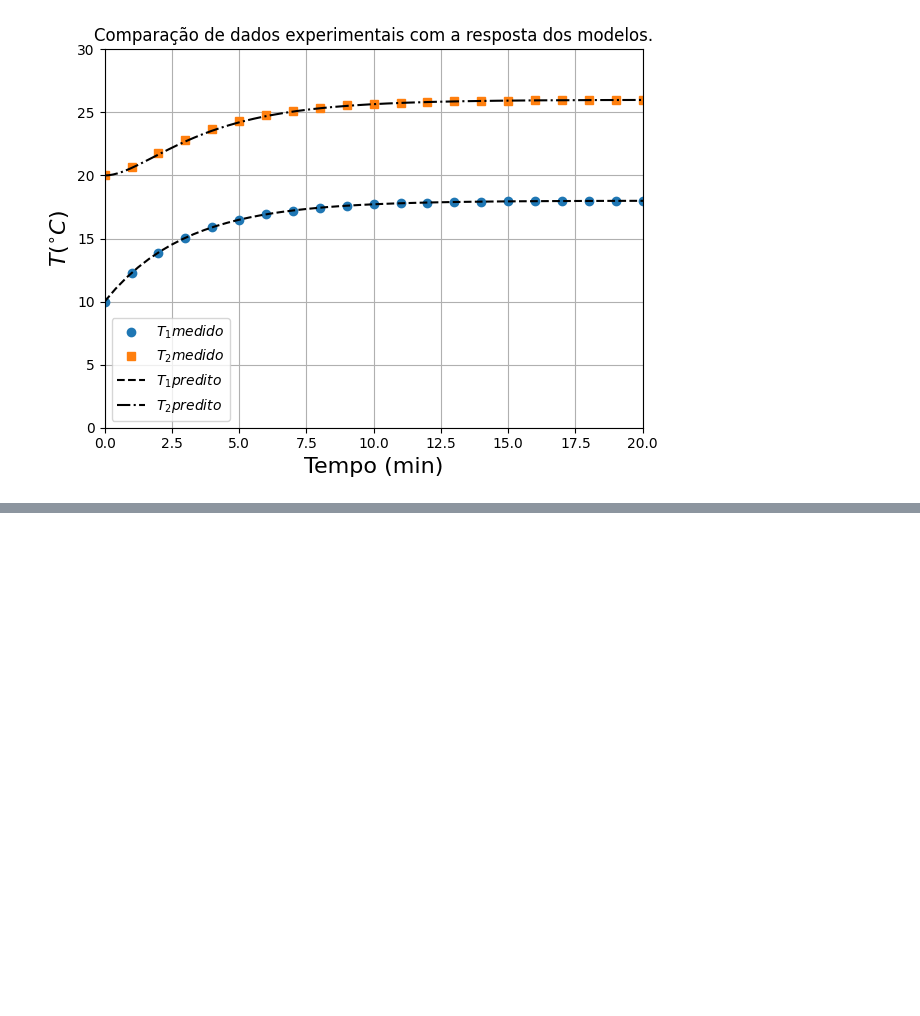
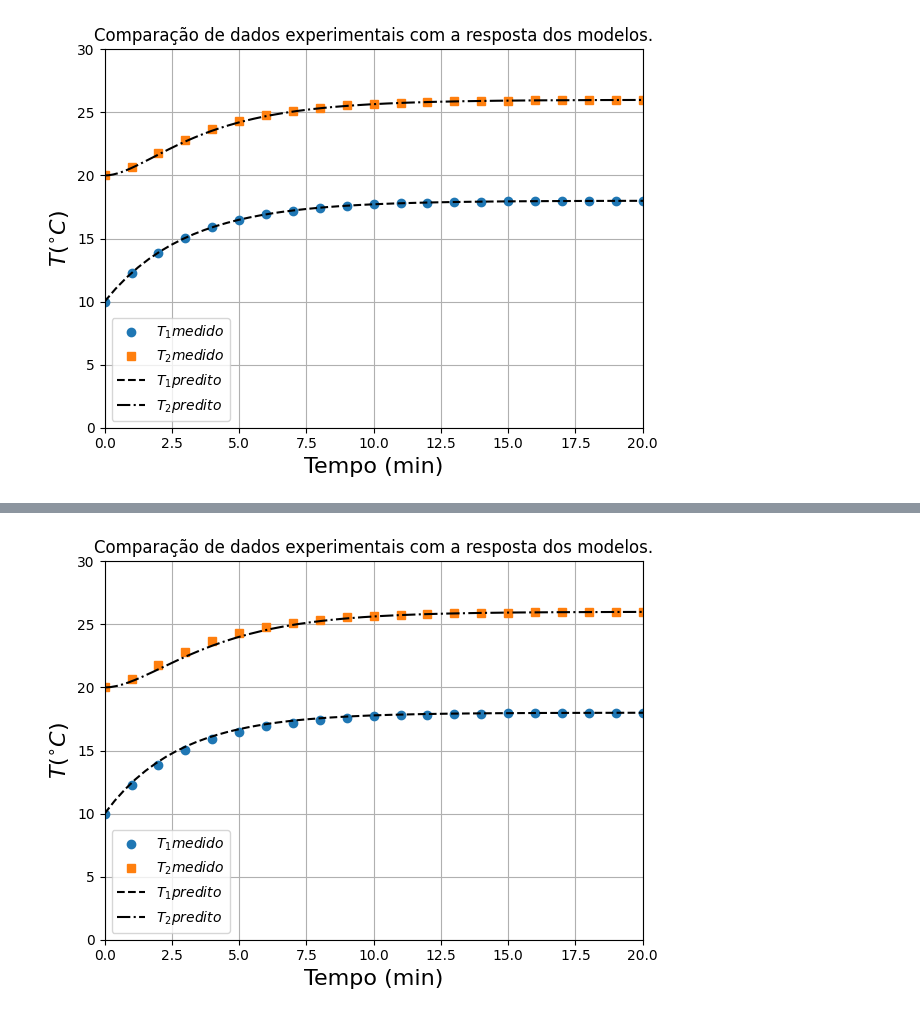
Before and after one commit to juliosdutra/Controle_de_Processos_UFES, a Jupyter notebook: Miscellaneous/lista2_questão8.ipynb, the cells around one changed output, grey strips where cells are left out. Cells and saved outputs as stored; diff of their text form; code cells hidden in the pictures; blank space fills up the shorter version.

```diff
--- a/Miscellaneous/lista2_questão8.ipynb
+++ b/Miscellaneous/lista2_questão8.ipynb
@@ -135,0 +152,7 @@ plt.show()
+# %%
+Dy2 = T2[-1]-T2[0]
+print(f'20% DeltaT2 = ', T2[0] + 0.2*Dy2 )
+print(r'60% DeltaT2 = ', T2[0] + 0.6*Dy2 )
+
+t20, t60 = 1.6, 4.0
+print('t20/t60 = ', t20/t60)
@@ -135,0 +165,7 @@ plt.show()
+# %%
+xi = 1.15
+tau = t60/2.1
+tau1 = tau*xi+np.sqrt(xi**2-1)
+tau2 = tau*xi-np.sqrt(xi**2-1)
+print(f'xi = {xi}, tau = {tau: 1.2f}')
+print(f'tau1 = {tau1: 1.2f}, tau2 = {tau2: 1.2f}')
@@ -135,0 +175,6 @@ plt.show()
+# %%
+s = ct.tf('s')
+G2 = K1*K2/((tau1*s+1)*(tau2*s+1))
+G1 = K1/(tau1*s+1)
+print(G1)
+print(G2)
@@ -135,0 +199,26 @@ plt.show()
+# %%
+# simulaçao final (variáveis desvio e degrau unitário em q(t))
+ts1, y1 = ct.step_response(G1, T=t[-1])
+ts2, y2 = ct.step_response(G2, T=t[-1])
+
+# voltando para a escala original
+T1_pred = Du*y1+T1[0]
+T2_pred = Du*y2+T2[0]
+
+plt.plot(t,T1,'o', label=r'$T_1 medido$')
+plt.plot(t,T2,'s', label=r'$T_2 medido$')
+
+plt.plot(ts1, T1_pred,'k--', label=r'$T_1 predito$')
+plt.plot(ts2, T2_pred,'k-.', label=r'$T_2 predito$')
+
+plt.xlabel('Tempo (min)', fontsize = 16)
+plt.ylabel('$T (^{\circ}C$)', fontsize = 16)
+plt.legend(fontsize = 10, loc='best')
+plt.title("Comparação de dados experimentais com a resposta dos modelos.")
+plt.axis([0,20,0,30]) # mostrando apenas para 0<x<20 e 10<T<30
+plt.grid()
+
+plt.tight_layout()
+plt.show()
+# %% [output]
+[figure, added]
```
Also changed, not shown: parts of 9 cells of this notebook.
